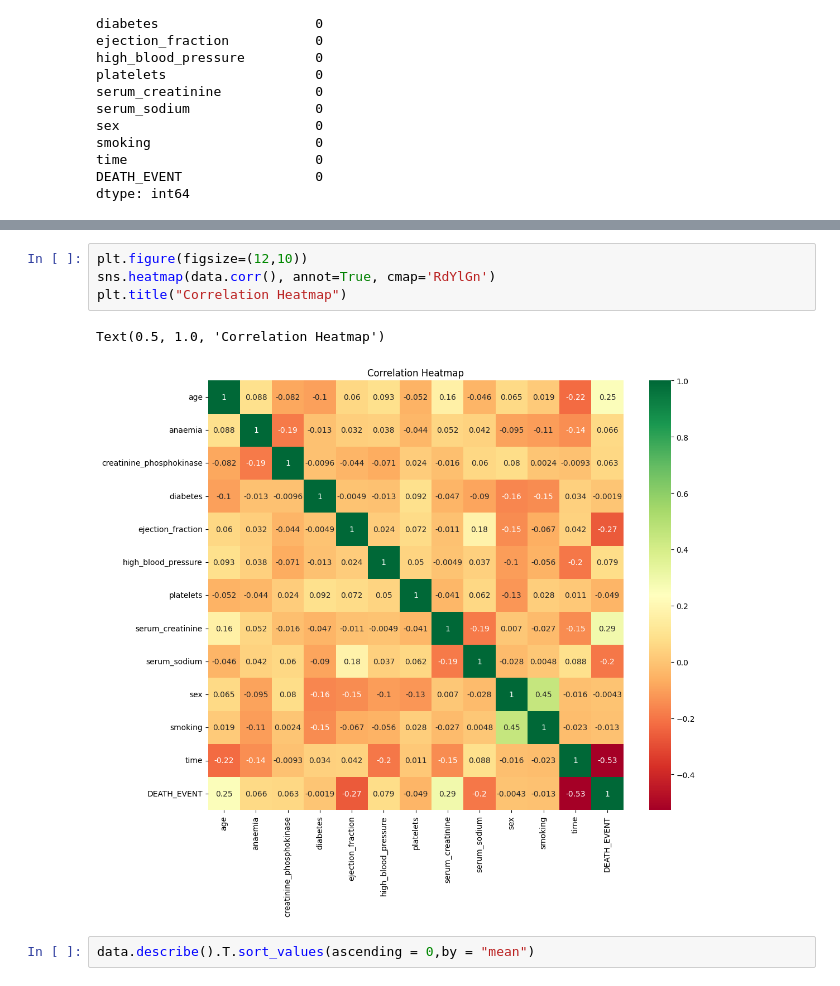
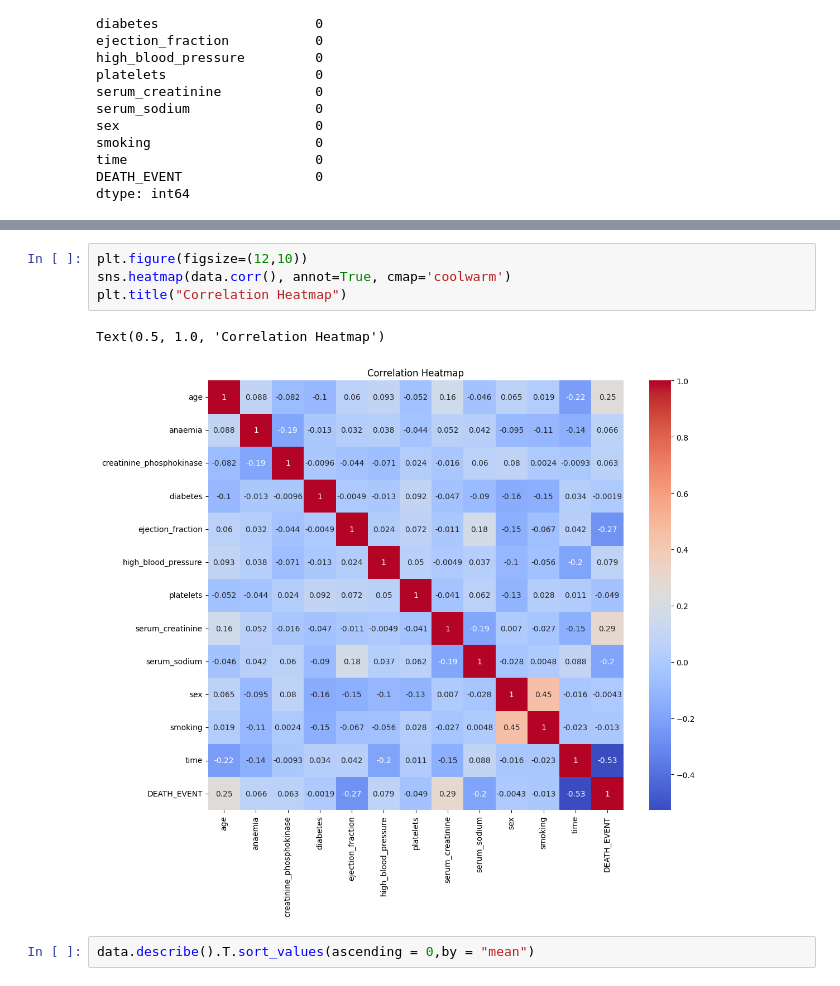
Before and after one commit to Kaiizx/Heart_Failure_Prediction, a Jupyter notebook: Proj.ipynb, the cells around one changed output, grey strips where cells are left out. Saved outputs shown, nothing was run; the diff lists cells and outputs as text.

```diff
--- a/Proj.ipynb
+++ b/Proj.ipynb
@@ -120,11 +121,11 @@ data.corr()
 | DEATH_EVENT | 0.253729 | 0.066270 | 0.062728 | -0.001943 | -0.268603 | 0.079351 | -0.049139 | ... |
 # %%
 plt.figure(figsize=(12,10))
-sns.heatmap(data.corr(), annot=True, cmap='RdYlGn')
+sns.heatmap(data.corr(), annot=True, cmap='coolwarm')
 plt.title("Correlation Heatmap")
 # %% [output]
 Text(0.5, 1.0, 'Correlation Heatmap')
-[figure, old version]
+[figure, new version]
 # %%
 data.describe().T.sort_values(ascending = 0,by = "mean")
 # %% [output]
```
Also changed, not shown: parts of 4 cells of this notebook, 2 other files.
